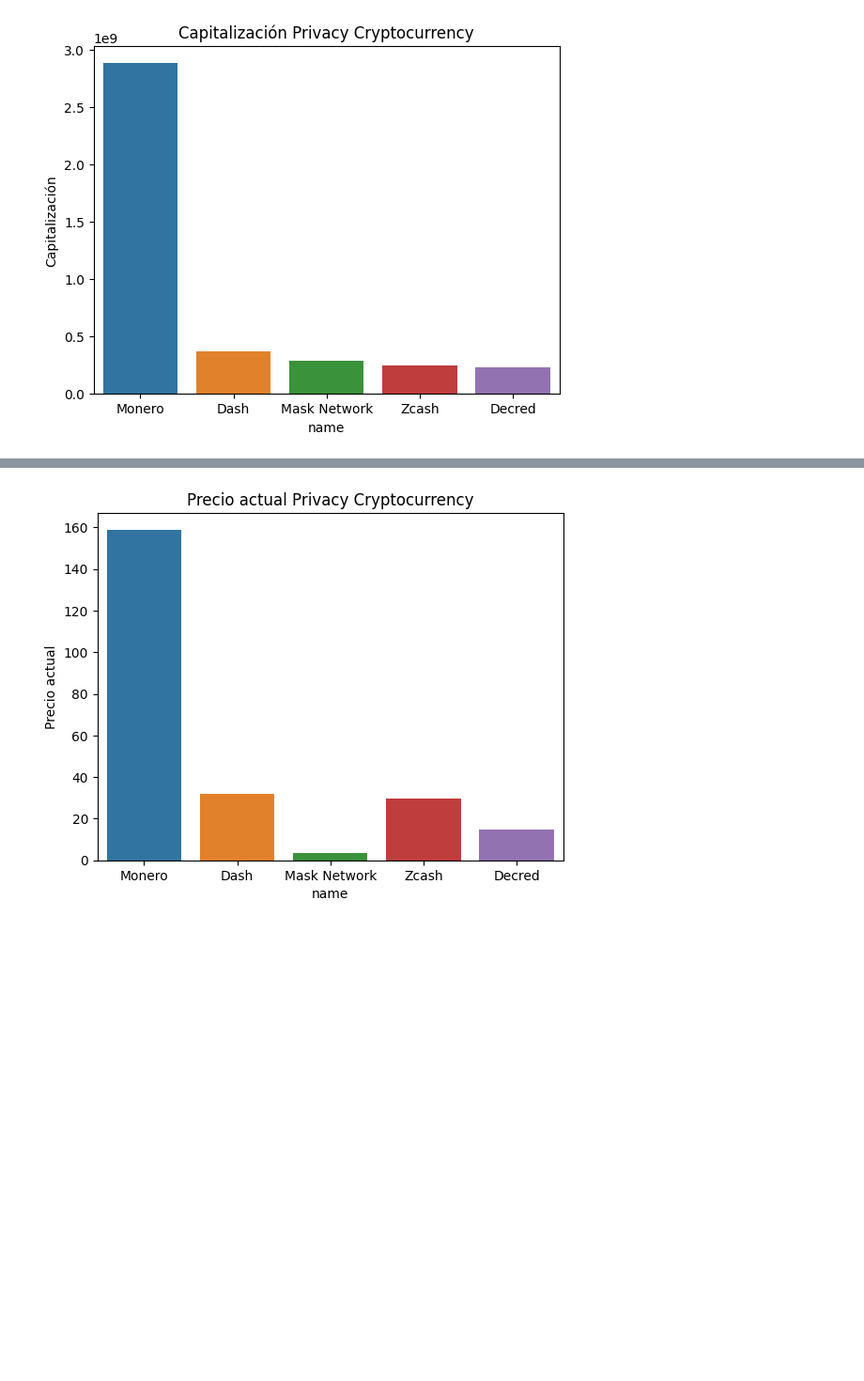
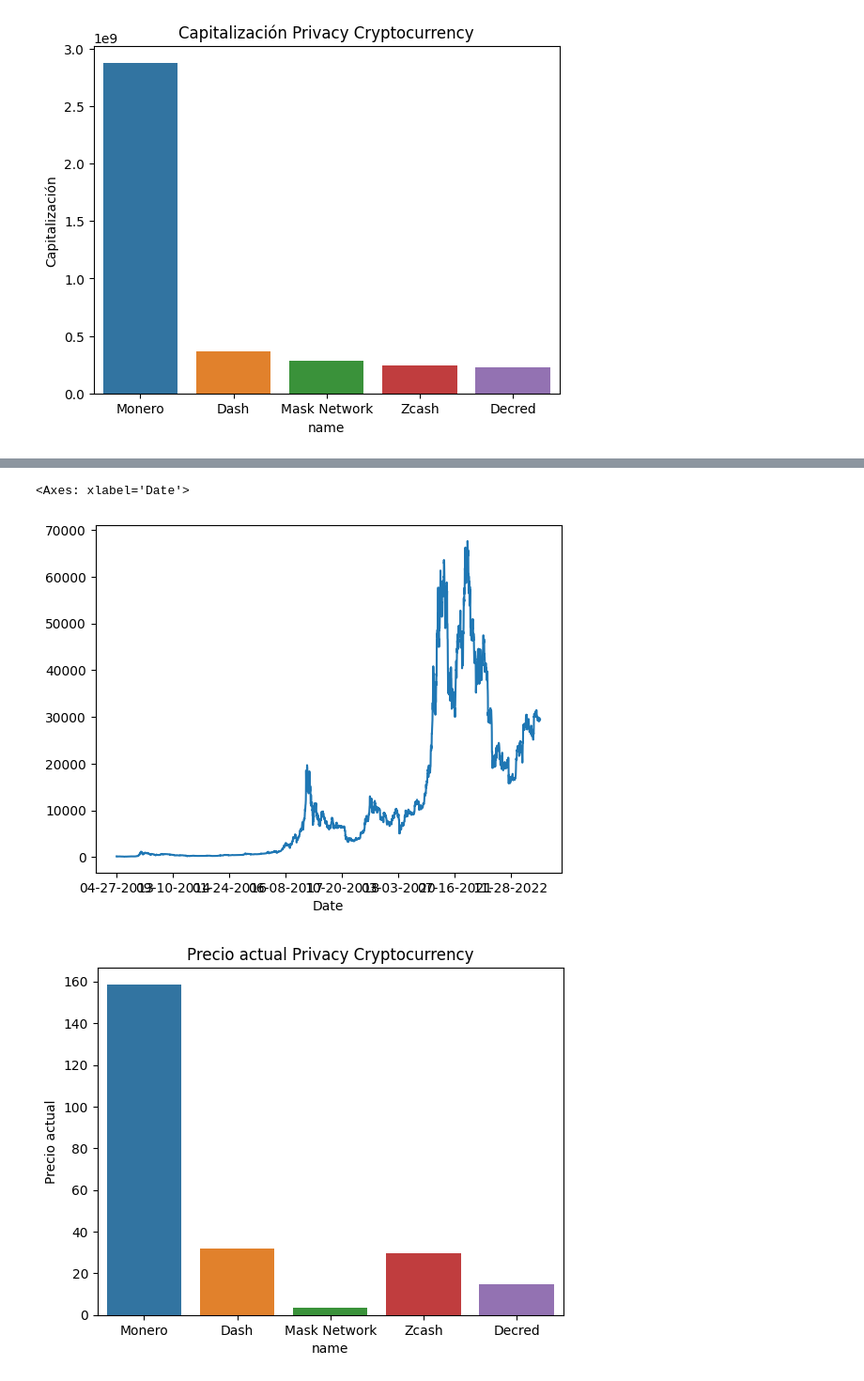
Before and after one commit to cristian-torres-ds/cryptocurrency_market_data_analytics, a Jupyter notebook: 2_crypto_selection.ipynb, the cells around one changed output, grey strips where cells are left out. Shown: that part at 94% size. Drawn from its saved outputs; the diff is of its cells as text; code cells hidden in the pictures; blank space fills up the shorter version.

```diff
--- a/2_crypto_selection.ipynb
+++ b/2_crypto_selection.ipynb
@@ -100,0 +119,13 @@ plt.show()
+# %%
+daily_historical = cg.get_coin_market_chart_by_id(id = 'bitcoin', vs_currency = 'usd', days = 'max')
+
+daily_historical_data_frame = pd.DataFrame(data = daily_historical['prices'], columns = ['Date', 'Price'])
+
+daily_historical_data_frame['Date'] = daily_historical_data_frame['Date'].apply(lambda x: dt.datetime.fromtimestamp(x/1000).strftime('%m-%d-%Y'))
+
+daily_historical_data_frame = daily_historical_data_frame.set_index('Date')
+
+daily_historical_data_frame['Price'].plot()
+# %% [output]
+<Axes: xlabel='Date'>
+[figure, added]
```
Also changed, not shown: parts of 14 cells of this notebook, 7 other files.
